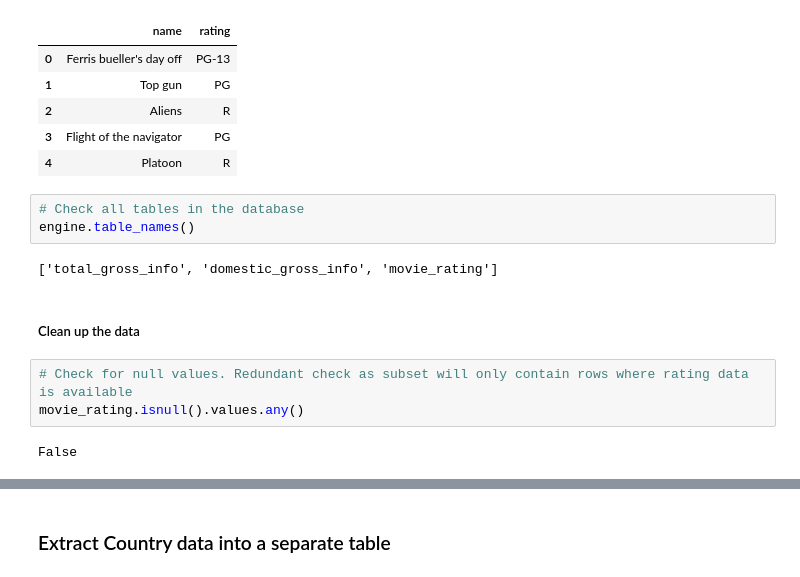
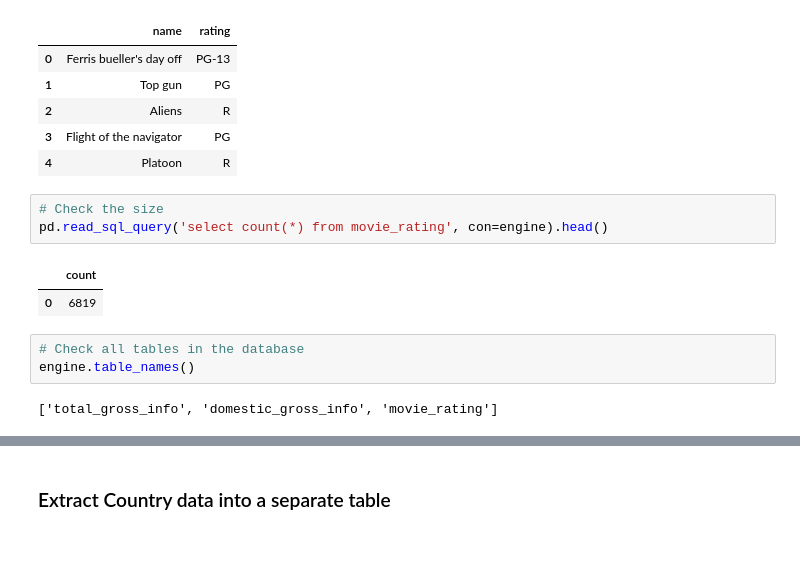
Before and after one commit to IrinaUX/Group7-ETL-Project, a Jupyter notebook: scrape_clean.ipynb, the cells around one changed output, grey strips where cells are left out. Saved outputs shown, nothing was run; the diff lists cells and outputs as text; blank space fills up the shorter version.

Commit message:
Add code to notebook to check if appended/duplicated rows.

```diff
--- a/scrape_clean.ipynb
+++ b/scrape_clean.ipynb
@@ -456,15 +470,14 @@ pd.read_sql_query('select * from movie_rating', con=engine).head()
 | 2 | Aliens | R |
 | 3 | Flight of the navigator | PG |
 | 4 | Platoon | R |
+# %%
+# Check the size
+pd.read_sql_query('select count(*) from movie_rating', con=engine).head()
+# %% [output]
+|  | count |
+| 0 | 6819 |
 # %%
 # Check all tables in the database
 engine.table_names()
 # %% [output]
 ['total_gross_info', 'domestic_gross_info', 'movie_rating']
-# %% [markdown]
-##### Clean up the data
-# %%
-# Check for null values. Redundant check as subset will only contain rows where rating data is available
-movie_rating.isnull().values.any()
-# %% [output]
-False
```
Also changed, not shown: parts of 19 cells of this notebook.
